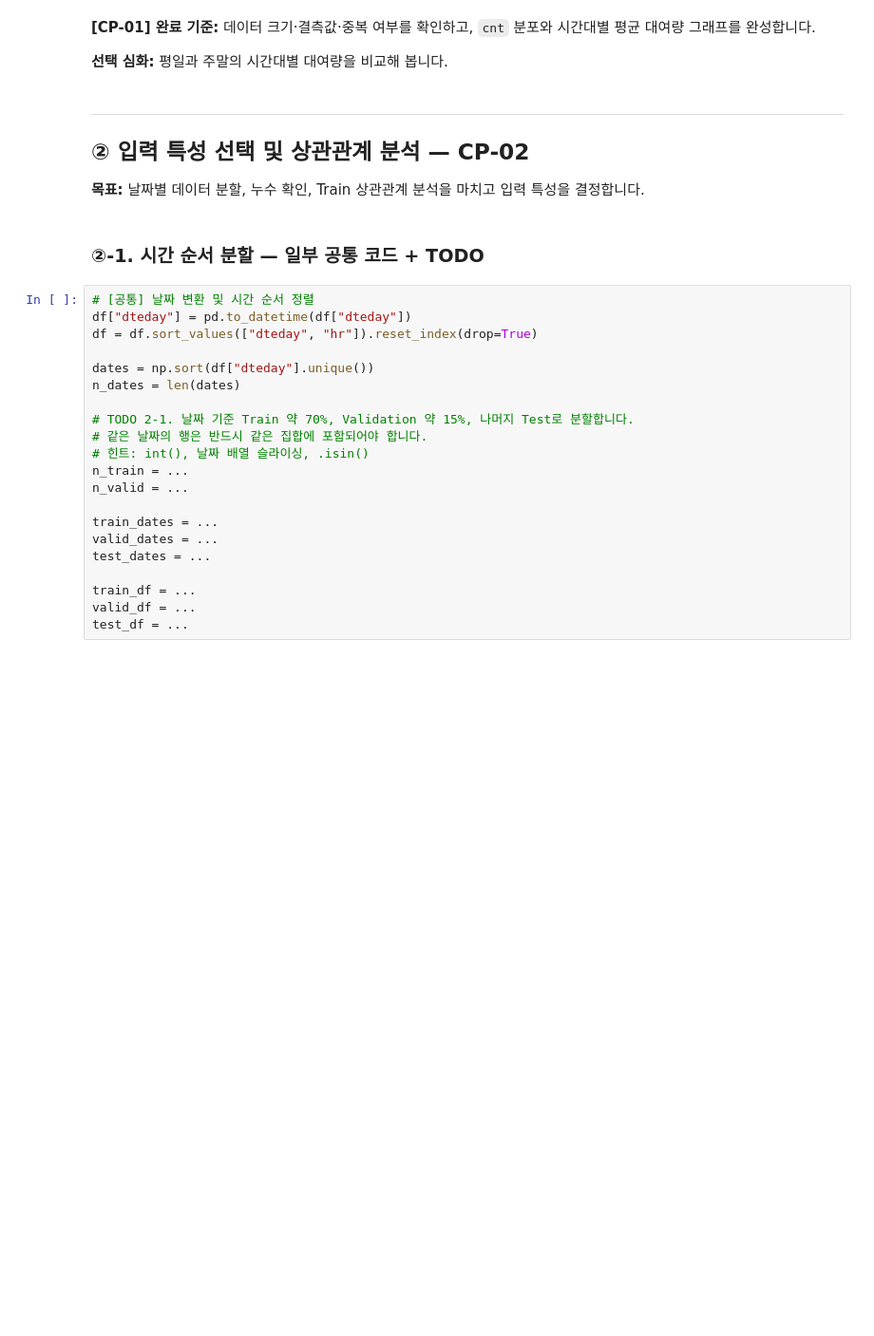
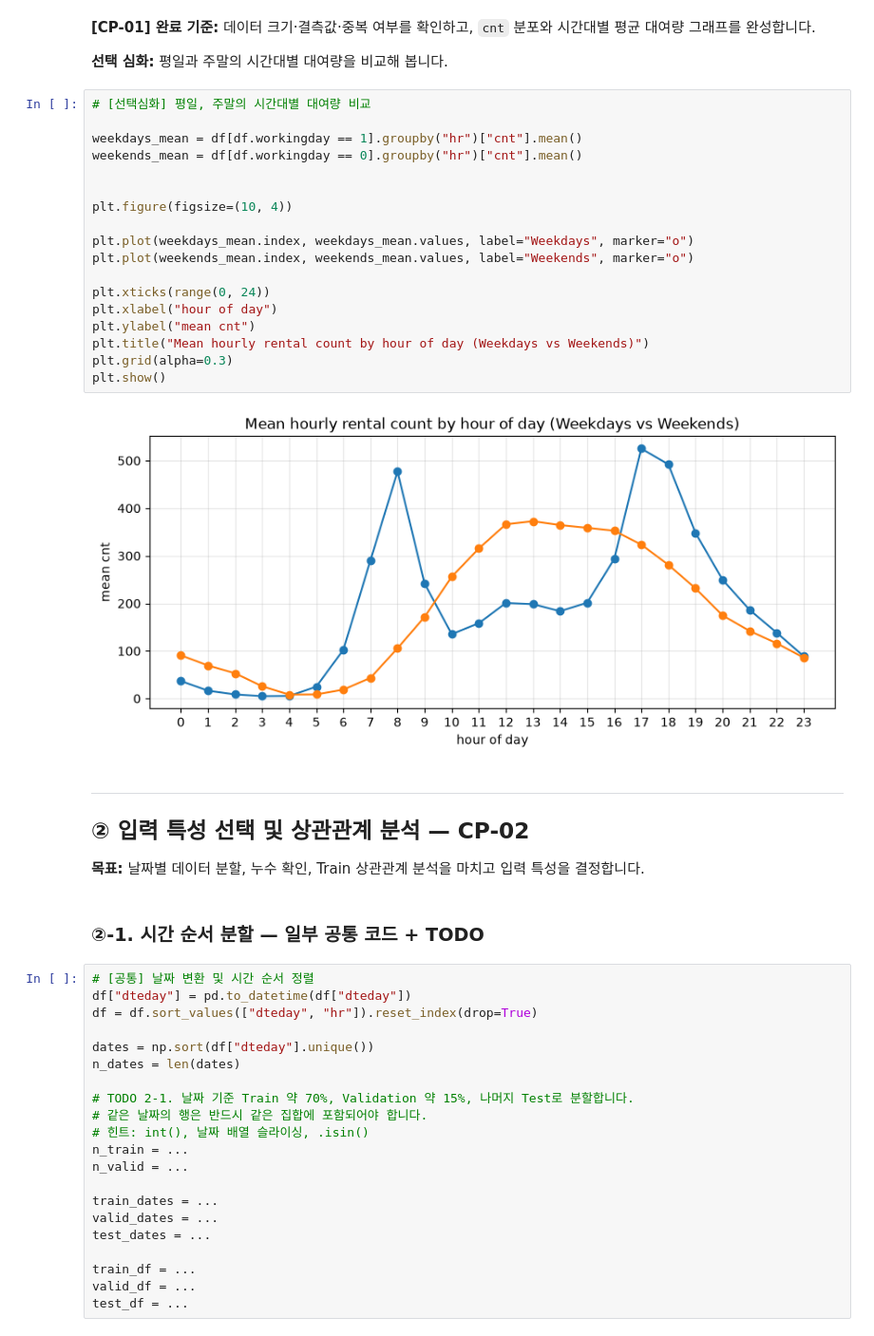
Before and after one commit to Kim-ms/ai-mini-projects, a Jupyter notebook: mini-project-01/code/01_regression_bike_demand.ipynb, the cells around one changed output. Shown at 95% size. Drawn from its saved outputs; the diff is of its cells as text; blank space fills up the shorter version.

```diff
--- a/mini-project-01/code/01_regression_bike_demand.ipynb
+++ b/mini-project-01/code/01_regression_bike_demand.ipynb
@@ -70,6 +176,26 @@ plt.show()
 **[CP-01] 완료 기준:** 데이터 크기·결측값·중복 여부를 확인하고, `cnt` 분포와 시간대별 평균 대여량 그래프를 완성합니다.
 
 **선택 심화:** 평일과 주말의 시간대별 대여량을 비교해 봅니다.
+# %%
+# [선택심화] 평일, 주말의 시간대별 대여량 비교
+
+weekdays_mean = df[df.workingday == 1].groupby("hr")["cnt"].mean()
+weekends_mean = df[df.workingday == 0].groupby("hr")["cnt"].mean()
+
+
+plt.figure(figsize=(10, 4))
+
+plt.plot(weekdays_mean.index, weekdays_mean.values, label="Weekdays", marker="o")
+plt.plot(weekends_mean.index, weekends_mean.values, label="Weekends", marker="o")
+
+plt.xticks(range(0, 24))
+plt.xlabel("hour of day")
+plt.ylabel("mean cnt")
+plt.title("Mean hourly rental count by hour of day (Weekdays vs Weekends)")
+plt.grid(alpha=0.3)
+plt.show()
+# %% [output]
+[figure, added]
 # %% [markdown]
 ---
 ## ② 입력 특성 선택 및 상관관계 분석 — CP-02
```
Also changed, not shown: parts of 8 cells of this notebook.
